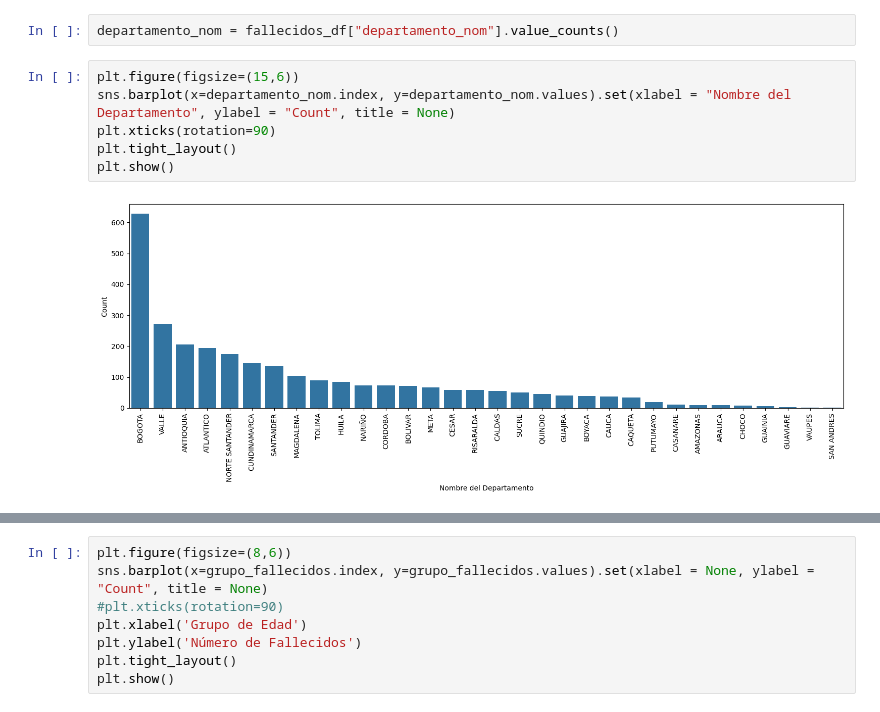
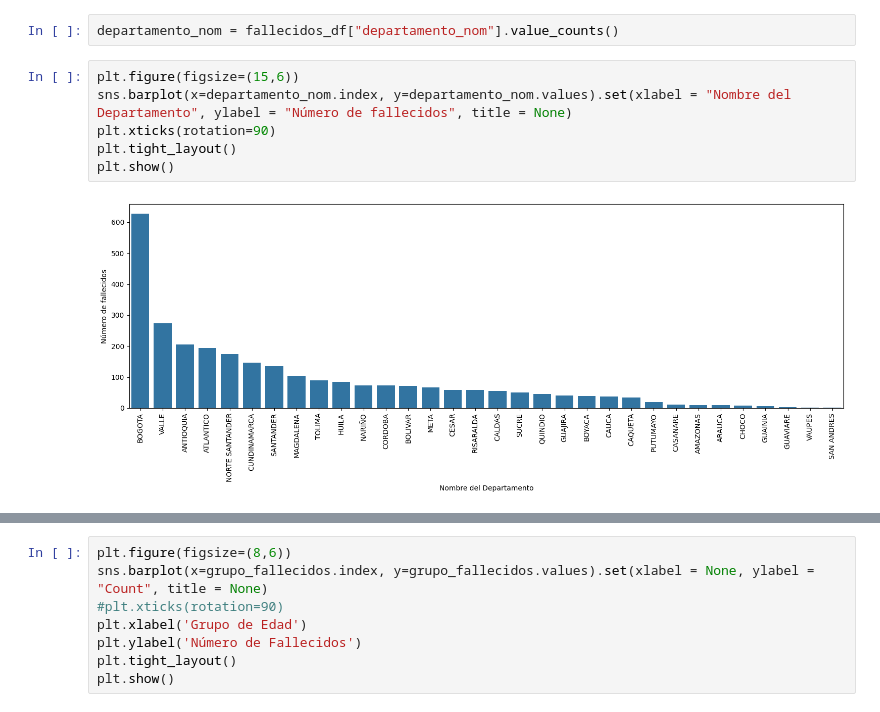
Before and after one commit to 4GeeksAcademy/remelop_Machine_Learning_Final_Project, a Jupyter notebook: src/Final_Project.ipynb, the cells around one changed output, grey strips where cells are left out. Cells and saved outputs as stored; diff of their text form.

```diff
--- a/src/Final_Project.ipynb
+++ b/src/Final_Project.ipynb
@@ -632,12 +632,12 @@ fallecidos_df.shape
 departamento_nom = fallecidos_df["departamento_nom"].value_counts()
 # %%
 plt.figure(figsize=(15,6))
-sns.barplot(x=departamento_nom.index, y=departamento_nom.values).set(xlabel = "Nombre del Departamento", ylabel = "Count", title = None)
+sns.barplot(x=departamento_nom.index, y=departamento_nom.values).set(xlabel = "Nombre del Departamento", ylabel = "Número de fallecidos", title = None)
 plt.xticks(rotation=90)
 plt.tight_layout()
 plt.show()
 # %% [output]
-[figure, old version]
+[figure, new version]
 # %%
 grupo_fallecidos = fallecidos_df['grupo_edad'].value_counts().sort_index()
 grupo_fallecidos
```
Also changed, not shown: parts of 20 cells of this notebook, 1 other file.
